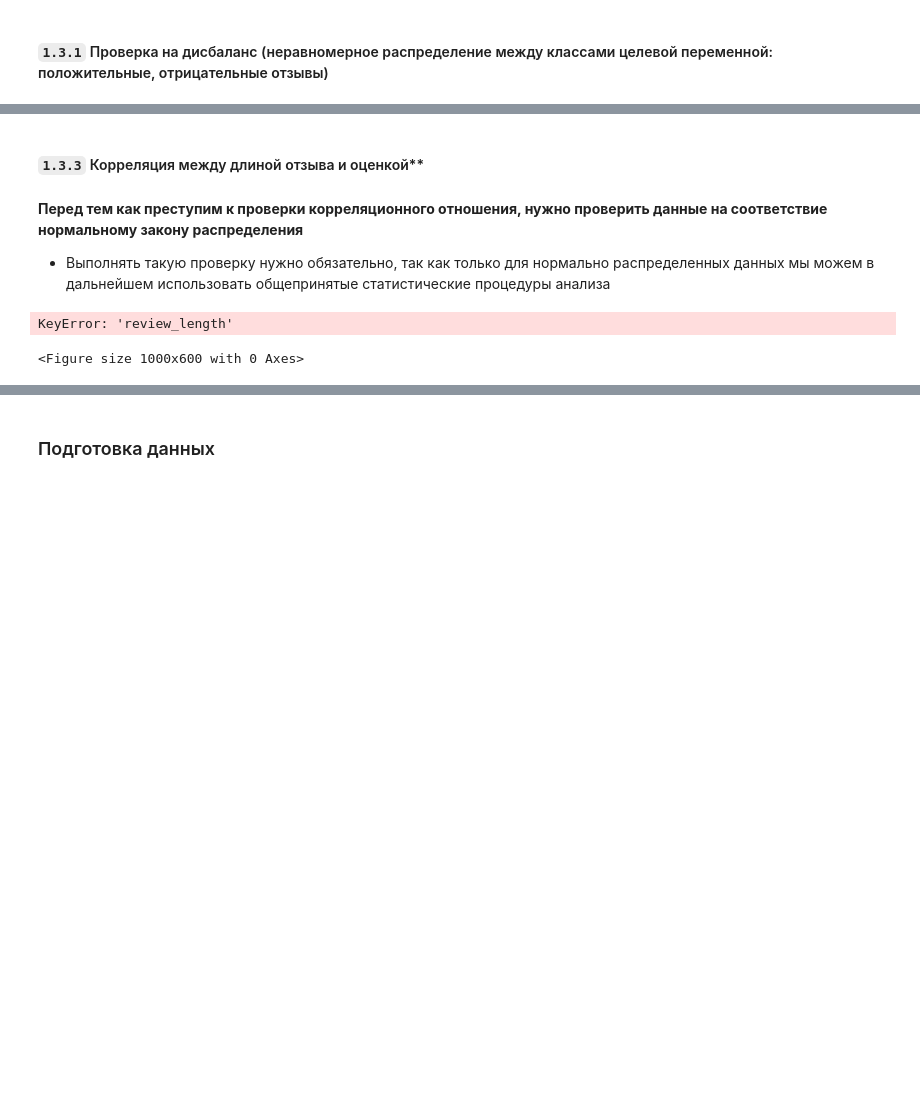
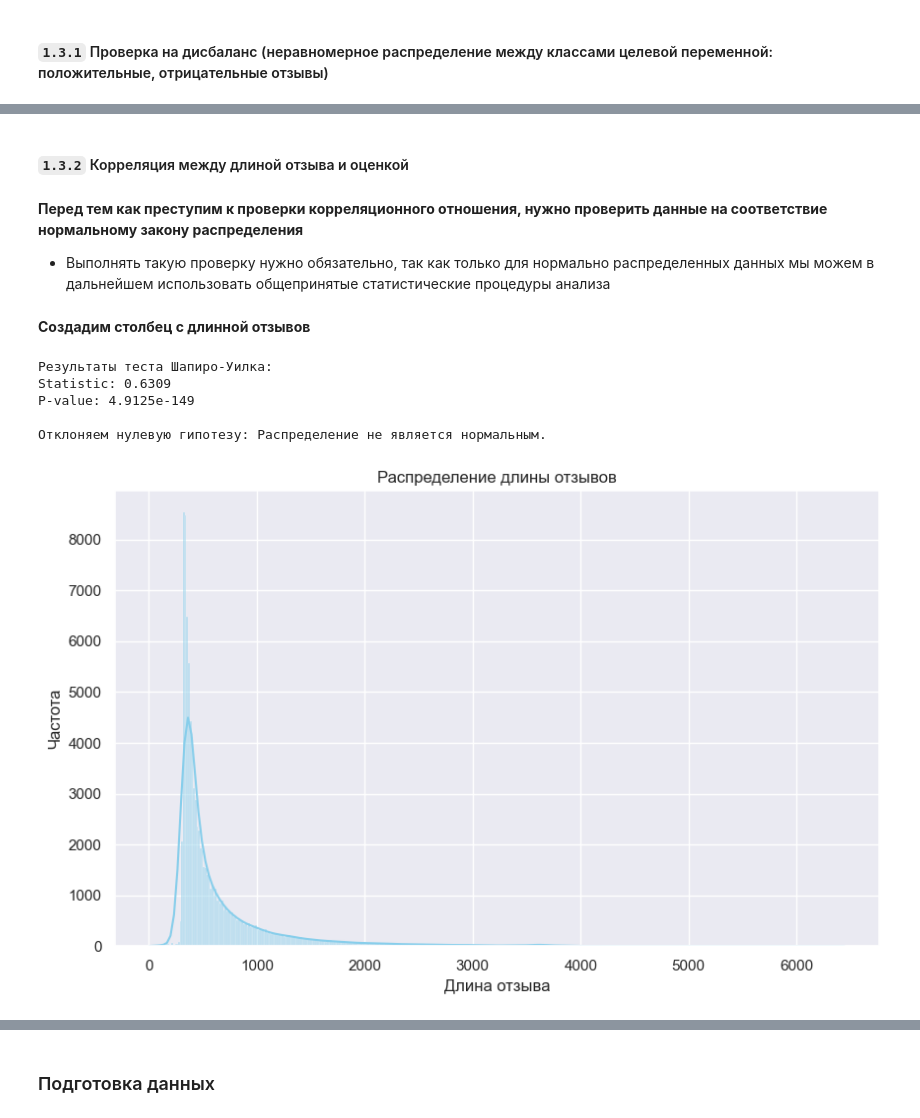
Before and after one commit to nikfilonenko/EDA_binary-text-classifier, a Jupyter notebook: src/notebooks/analysis_of_reviews_of_banks.ipynb, the cells around one changed output, grey strips where cells are left out. Cells and saved outputs as stored; diff of their text form; code cells hidden in the pictures; blank space fills up the shorter version.

```diff
--- a/src/notebooks/analysis_of_reviews_of_banks.ipynb
+++ b/src/notebooks/analysis_of_reviews_of_banks.ipynb
@@ -473,30 +479,43 @@ ValueError: x must have 2 complete cycles requires 10 observations. x only has 5
 # %% [markdown]
-#### `1.3.3` Корреляция между длиной отзыва и оценкой**
+#### `1.3.2` Корреляция между длиной отзыва и оценкой
 # %% [markdown]
 **Перед тем как преступим к проверки корреляционного отношения, нужно проверить данные на соответствие нормальному закону распределения**
 
 - Выполнять такую проверку нужно обязательно, так как только для нормально распределенных данных мы можем в дальнейшем использовать общепринятые статистические процедуры анализа
+# %% [markdown]
+**Создадим столбец с длинной отзывов**
+# %%
+data['review_length'] = data['body'].apply(len)
 # %%
-import seaborn as sns
-from scipy.stats import shapiro, stats
+from scipy.stats import shapiro
+import warnings
 
-# Построение гистограммы
+with warnings.catch_warnings():
+    warnings.simplefilter("ignore")
+    stat, p_value = shapiro(data['review_length'])
+
+alpha = 0.05
+print(f'\nРезультаты теста Шапиро-Уилка:')
+print(f'Statistic: {Fore.GREEN}{stat:.4f}{Style.RESET_ALL}')
+print(f'P-value: {Fore.BLUE}{p_value:.4e}{Style.RESET_ALL}')
+
+
+if p_value < alpha:
+    print(f'\n{Fore.YELLOW}Отклоняем нулевую гипотезу: Распределение не является нормальным.{Style.RESET_ALL}')
+else:
+    print(f'\n{Fore.GREEN}Не отклоняем нулевую гипотезу: Распределение может быть нормальным.{Style.RESET_ALL}')
+
+
 plt.figure(figsize=(10, 6))
-sns.histplot(data['review_length'], kde=True, bins=30, color='skyblue')
-plt.title('Гистограмма распределения длины отзывов')
+sns.histplot(data['review_length'], kde=True, color='skyblue')
+plt.title('Распределение длины отзывов')
 plt.xlabel('Длина отзыва')
 plt.ylabel('Частота')
 plt.show()
-
-# Проверка на нормальность с использованием теста Шапиро-Уилка
-stat, p_value = shapiro(data['review_length'])
-print(f'Shapiro-Wilk Test Statistic: {stat:.4f}, p-value: {p_value:.4f}')
-
-# Визуальное представление квантиль-квантиль графика для проверки нормальности
-plt.figure(figsize=(8, 8))
-stats.probplot(data['review_length'], dist='norm', plot=plt)
-plt.title('Q-Q график для длины отзывов')
-plt.show()
 # %% [output]
-KeyError: 'review_length'
+Результаты теста Шапиро-Уилка:
+Statistic: 0.6309
+P-value: 4.9125e-149
+
+Отклоняем нулевую гипотезу: Распределение не является нормальным.
-<Figure size 1000x600 with 0 Axes>
+[figure, added]
```
Also changed, not shown: parts of 56 cells of this notebook.
